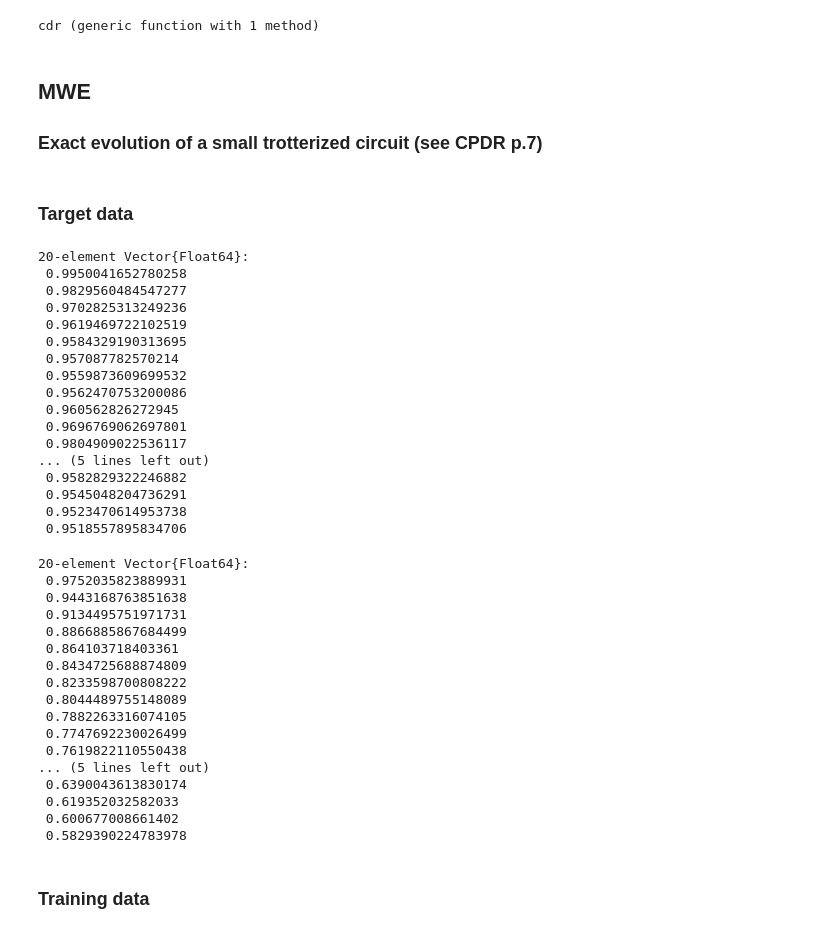
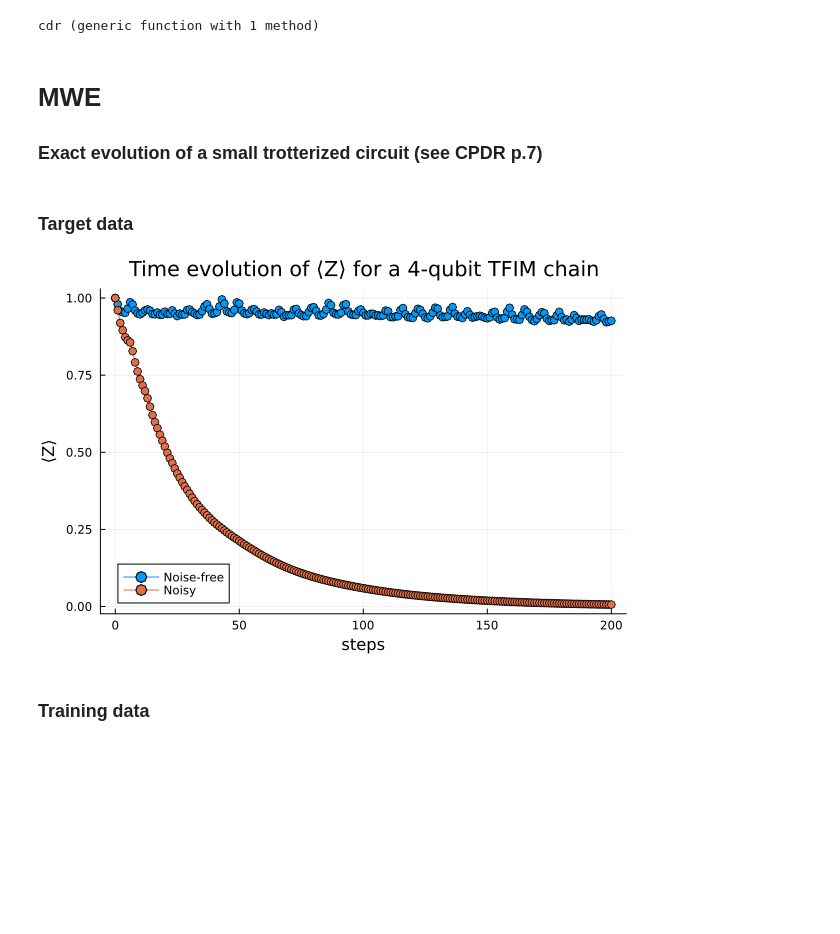
Before and after one commit to julia-guignon/pp-em, a Jupyter notebook: cdr/trotter.ipynb, the cells around one changed output. Drawn from its saved outputs; the diff is of its cells as text; code cells hidden in the pictures; blank space fills up the shorter version.

Commit message:
MWE with record for training set

```diff
--- a/cdr/trotter.ipynb
+++ b/cdr/trotter.ipynb
@@ -130,7 +130,7 @@ end
 # %% [output]
 training_set_generation (generic function with 1 method)
 # %%
-function exact_trotter_time_evolution(ansatz; special_theta = false, noisy_circuit = false,record = false)
+function exact_trotter_time_evolution(ansatz; special_theta = nothing, noisy_circuit = false,record = false)
 
     """
     Function that computes the time evolution of the ansatz using the first order Trotter approximation exact time evolution operator.
@@ -138,11 +138,12 @@ function exact_trotter_time_evolution(ansatz; special_theta = false, noisy_circu
     """
 
     layer = record
-    if special_theta == false
-        thetas = constrain_params(ansatz,layer=layer)
+    if special_theta == nothing
+        thetas = constrain_params(ansatz) # layer = layer
     else
         thetas = special_theta
     end
+    nparams = countparameters(ansatz.target_circuit)
     obs = obs_magnetization(ansatz)
 
     if record == false
@@ -158,9 +159,10 @@ function exact_trotter_time_evolution(ansatz; special_theta = false, noisy_circu
         if noisy_circuit == false
             noisy_circuit = copy(ansatz.target_circuit_layer)
         end
+            push!(expvals_trotter,overlapwithzero(obs_magnetization(ansatz))) #add the initial state to the list
 
         for i in 1:ansatz.steps
-            psum = propagate!(noisy_circuit,obs, thetas)
+            psum = propagate!(noisy_circuit,obs, thetas[Int(nparams/ansatz.steps*(i-1)+1):Int(nparams/ansatz.steps*i)])
             push!(expvals_trotter, overlapwithzero(psum))
         end
 
@@ -293,65 +297,35 @@ end
 # %% [output]
 cdr (generic function with 1 method)
 # %% [markdown]
-## MWE
+# MWE
 ### Exact evolution of a small trotterized circuit (see CPDR p.7)
 # %%
 nq = 4
 heaxy_hex_2_topology = [(1, 2), (2, 3), (3, 4), (4, 5), (5, 6), (6, 7), (7, 8), (8, 9), (9, 10),
 (10, 11), (11, 12), (12, 1), (5, 13), (13, 14), (14, 15), (15, 16),
 (16, 17), (17, 18), (18, 19), (19, 20), (20, 21), (21, 7)]
-steps = 20
-T = 1.0
-J = -5.0 # J > 0 in ferromagnetic phase, J < 0 in antiferromagnetic phase
+steps = 200
+T = 20.0
+J =  5.0 # J > 0 in ferromagnetic phase, J < 0 in antiferromagnetic phase
 h = 1.0 #abs(h) < abs(J) in ordered phase
+
+#paramagnetic (h = -2, J =1)
 trotter = trotter_setup(nq, steps, T, J, h);
 noisy_circuit = gate_noise_circuit(trotter, depol_strength = 0.01, dephase_strength = 0.01);
 noisy_circuit_layer = gate_noise_circuit(trotter, depol_strength = 0.01, dephase_strength = 0.01, layer = true);
 # %% [markdown]
 ### Target data
 # %%
-exact_expval_target = exact_trotter_time_evolution(trotter, record = true) #should be close to one as we stay in FM phase
+exact_expval_target = exact_trotter_time_evolution(trotter, record = true); #should be close to one as we stay in FM phase
-# %% [output]
-20-element Vector{Float64}:
- 0.9950041652780258
- 0.9829560484547277
- 0.9702825313249236
- 0.9619469722102519
- 0.9584329190313695
- 0.957087782570214
- 0.9559873609699532
- 0.9562470753200086
- 0.960562826272945
- 0.9696769062697801
- 0.9804909022536117
-... (5 lines left out)
- 0.9582829322246882
- 0.9545048204736291
- 0.9523470614953738
- 0.9518557895834706
 # %%
-noisy_expval_target = exact_trotter_time_evolution(trotter; noisy_circuit = noisy_circuit_layer,record = true)
+noisy_expval_target = exact_trotter_time_evolution(trotter; noisy_circuit = noisy_circuit_layer,record = true);
-# %% [output]
-20-element Vector{Float64}:
- 0.9752035823889931
- 0.9443168763851638
- 0.9134495751971731
- 0.8866885867684499
- 0.864103718403361
- 0.8434725688874809
- 0.8233598700808222
- 0.8044489755148089
- 0.7882263316074105
- 0.7747692230026499
- 0.7619822110550438
-... (5 lines left out)
- 0.6390043613830174
- 0.619352032582033
- 0.600677008661402
- 0.5829390224783978
 # %%
-plot(0:trotter.steps, exact_expval_target, ylabel="⟨Z⟩", xlabel="time", label="Noise-free", marker=:o)
+plot(0:trotter.steps,exact_expval_target,
+ ylabel="⟨Z⟩", xlabel="steps", label="Noise-free", marker=:o)
 plot!(0:trotter.steps, noisy_expval_target, label="Noisy", marker=:o, c=2)
+plot!(title = "Time evolution of ⟨Z⟩ for a 4-qubit TFIM chain")
+# %% [output]
+[figure, added]
 # %% [markdown]
 ### Training data
 # %%
```
Also changed, not shown: parts of 10 cells of this notebook.
